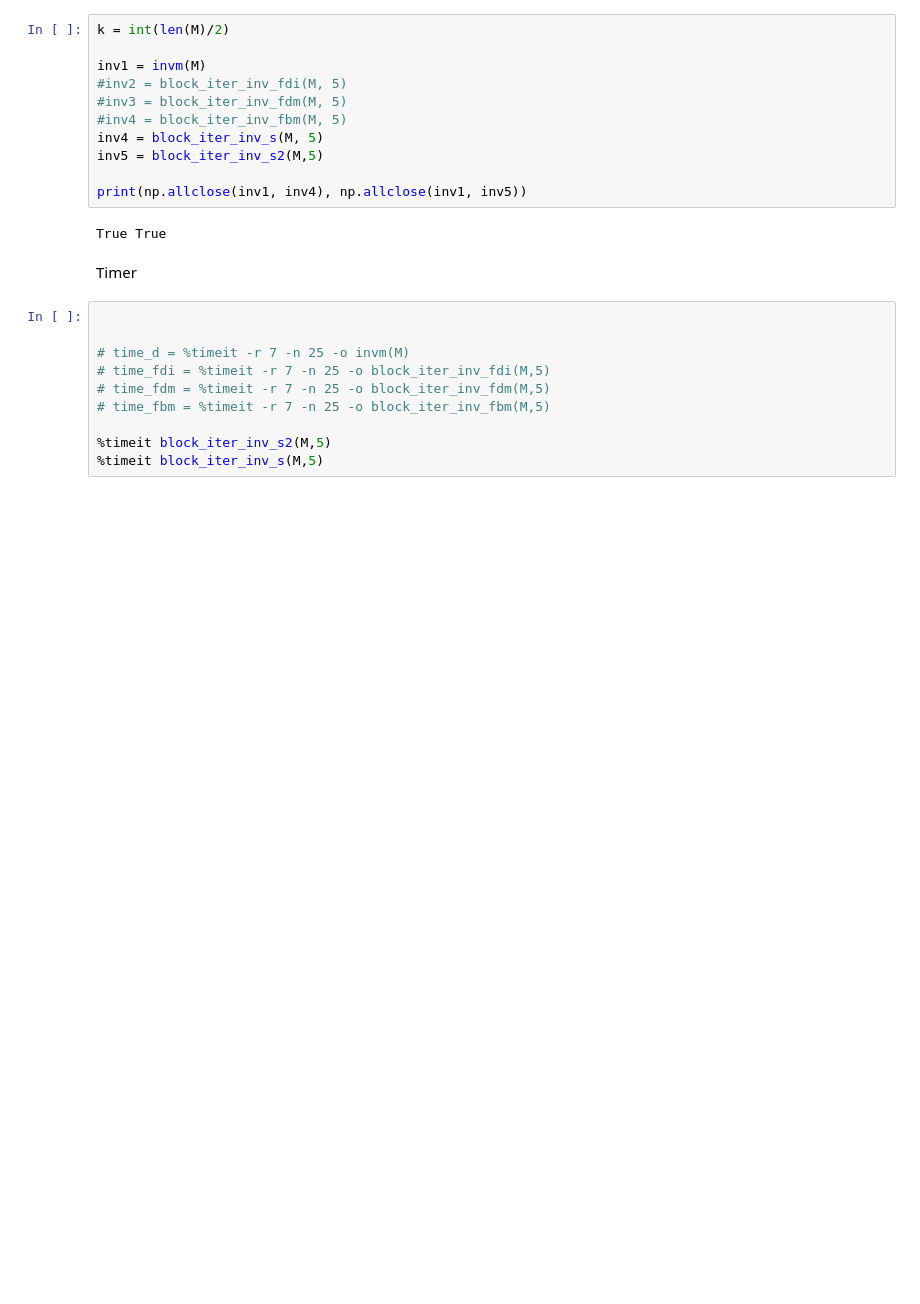
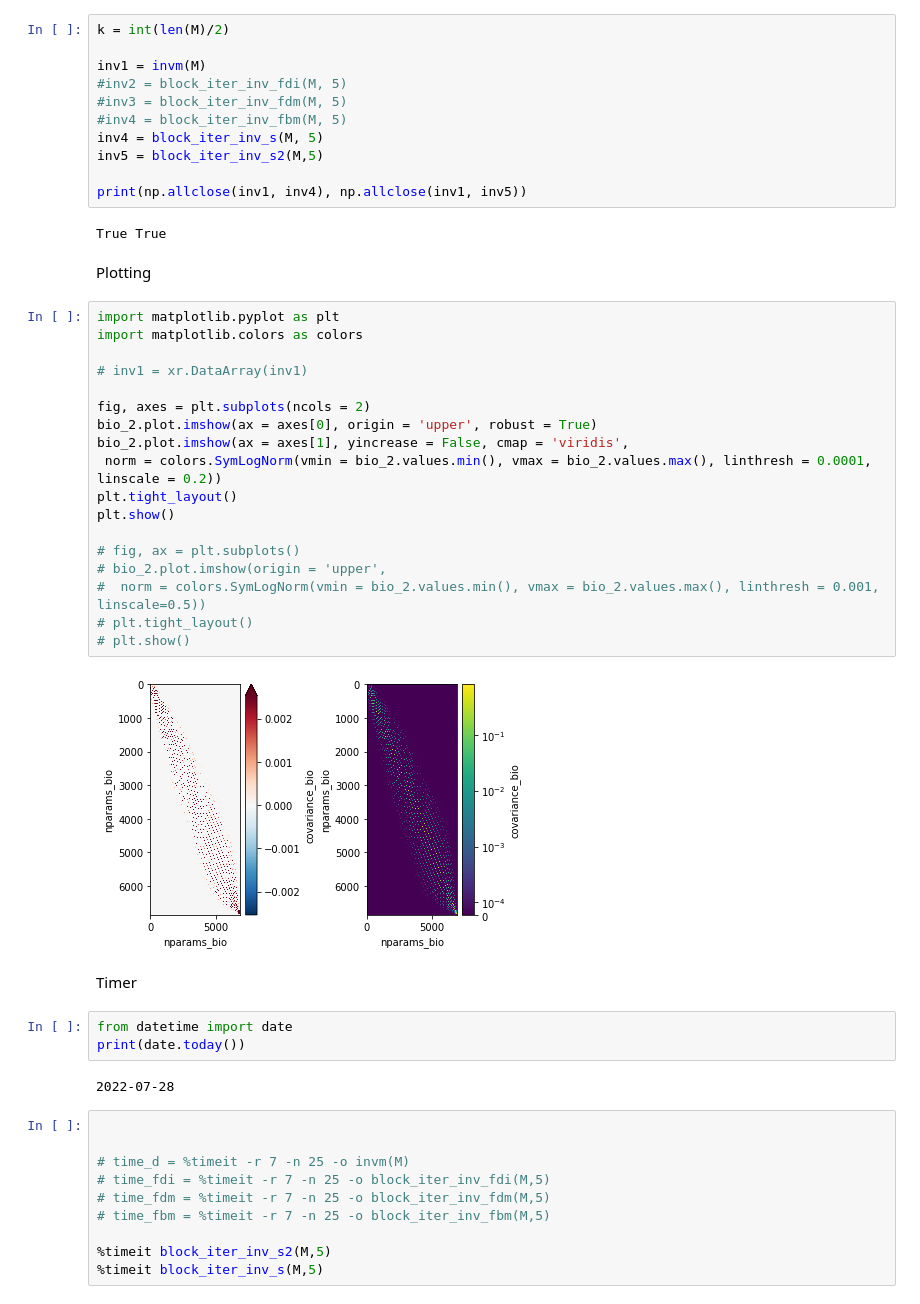
Before and after one commit to AkiTsuruta/MI-AIM, a Jupyter notebook: test_suite.ipynb, the cells around one changed output. Cells and saved outputs as stored; diff of their text form; blank space fills up the shorter version.

```diff
--- a/test_suite.ipynb
+++ b/test_suite.ipynb
@@ -37,8 +45,35 @@ inv5 = block_iter_inv_s2(M,5)
 print(np.allclose(inv1, inv4), np.allclose(inv1, inv5))
 # %% [output]
 True True
+# %% [markdown]
+Plotting
+# %%
+import matplotlib.pyplot as plt
+import matplotlib.colors as colors
+
+# inv1 = xr.DataArray(inv1)
+
+fig, axes = plt.subplots(ncols = 2)
+bio_2.plot.imshow(ax = axes[0], origin = 'upper', robust = True)
+bio_2.plot.imshow(ax = axes[1], yincrease = False, cmap = 'viridis',
+ norm = colors.SymLogNorm(vmin = bio_2.values.min(), vmax = bio_2.values.max(), linthresh = 0.0001, linscale = 0.2))
+plt.tight_layout()
+plt.show()
+
+# fig, ax = plt.subplots()
+# bio_2.plot.imshow(origin = 'upper',
+#  norm = colors.SymLogNorm(vmin = bio_2.values.min(), vmax = bio_2.values.max(), linthresh = 0.001, linscale=0.5))
+# plt.tight_layout()
+# plt.show()
+# %% [output]
+[figure, added]
 # %% [markdown]
 Timer
+# %%
+from datetime import date
+print(date.today())
+# %% [output]
+2022-07-28
 # %%
 
 
```
Also changed, not shown: parts of 1 cell of this notebook, 2 other files.
